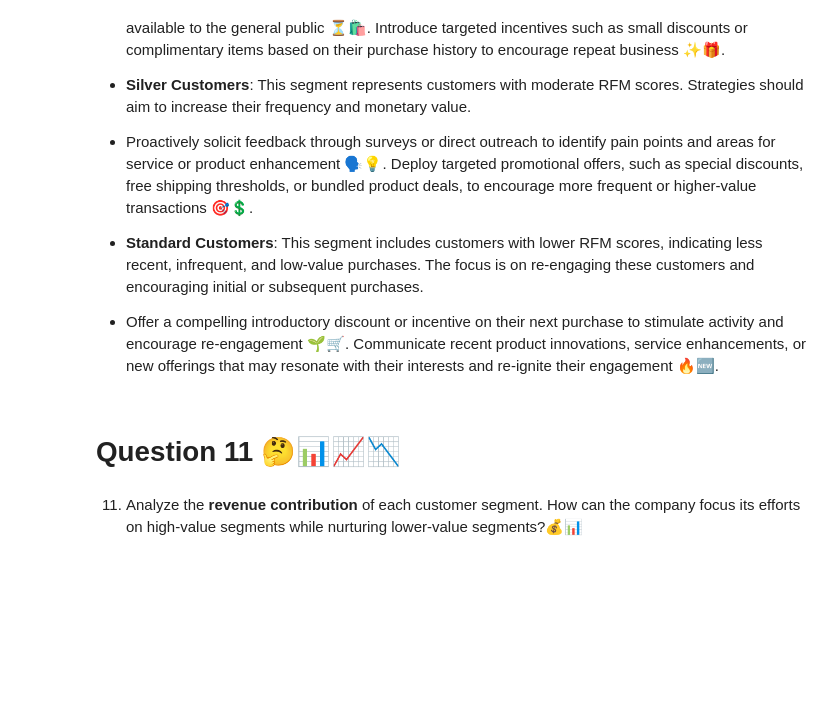
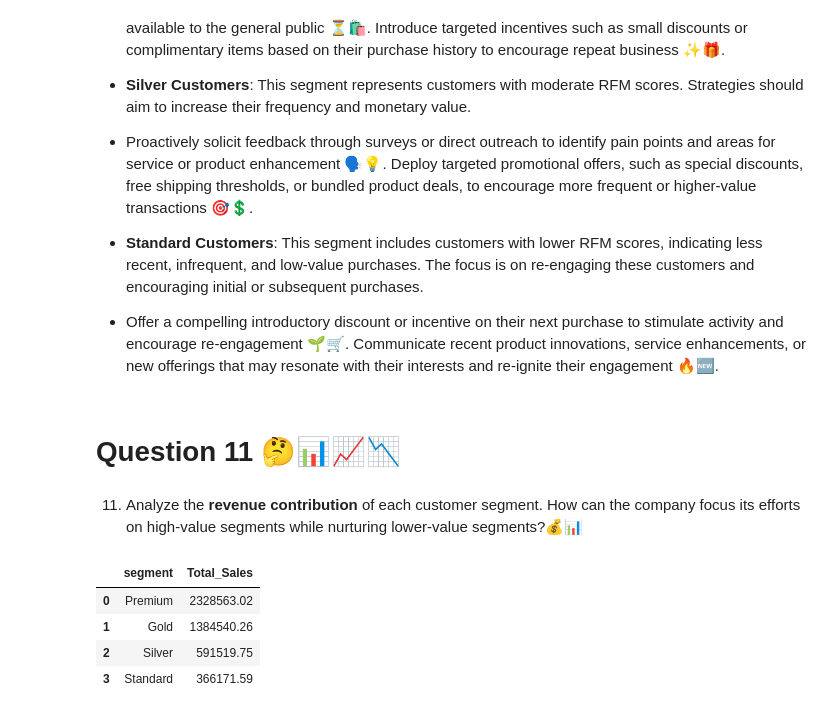
Before and after one commit to Smita569/E-commerce_Marketing_and_sales, a Jupyter notebook: E_commerce_Marketing_and_sales_Business_Case.ipynb, the cells around one changed output. Saved outputs shown, nothing was run; the diff lists cells and outputs as text; code cells hidden in the pictures; blank space fills up the shorter version.

```diff
--- a/E_commerce_Marketing_and_sales_Business_Case.ipynb
+++ b/E_commerce_Marketing_and_sales_Business_Case.ipynb
@@ -755,3 +747,14 @@ Communicate recent product innovations, service enhancements, or new offerings t
 # Question 11 🤔📊📈📉
 # %% [markdown]
 11. Analyze the **revenue contribution** of each customer segment. How can the company focus its efforts on high-value segments while nurturing lower-value segments?💰📊
+# %%
+# Merge RFM data with online sales and calculate total sales per customer segment.
+df_merged_rfm_customer_data=pd.merge(df_rfm,df_onlineSales,on='CustomerID')
+df_merged_rfm_customer_data_grp=df_merged_rfm_customer_data.groupby('segment')['Total_Sales'].sum().sort_values(ascending=False).reset_index()
+df_merged_rfm_customer_data_grp
+# %% [output]
+|  | segment | Total_Sales |
+| 0 | Premium | 2328563.02 |
+| 1 | Gold | 1384540.26 |
+| 2 | Silver | 591519.75 |
+| 3 | Standard | 366171.59 |
```
Also changed, not shown: parts of 5 cells of this notebook.
